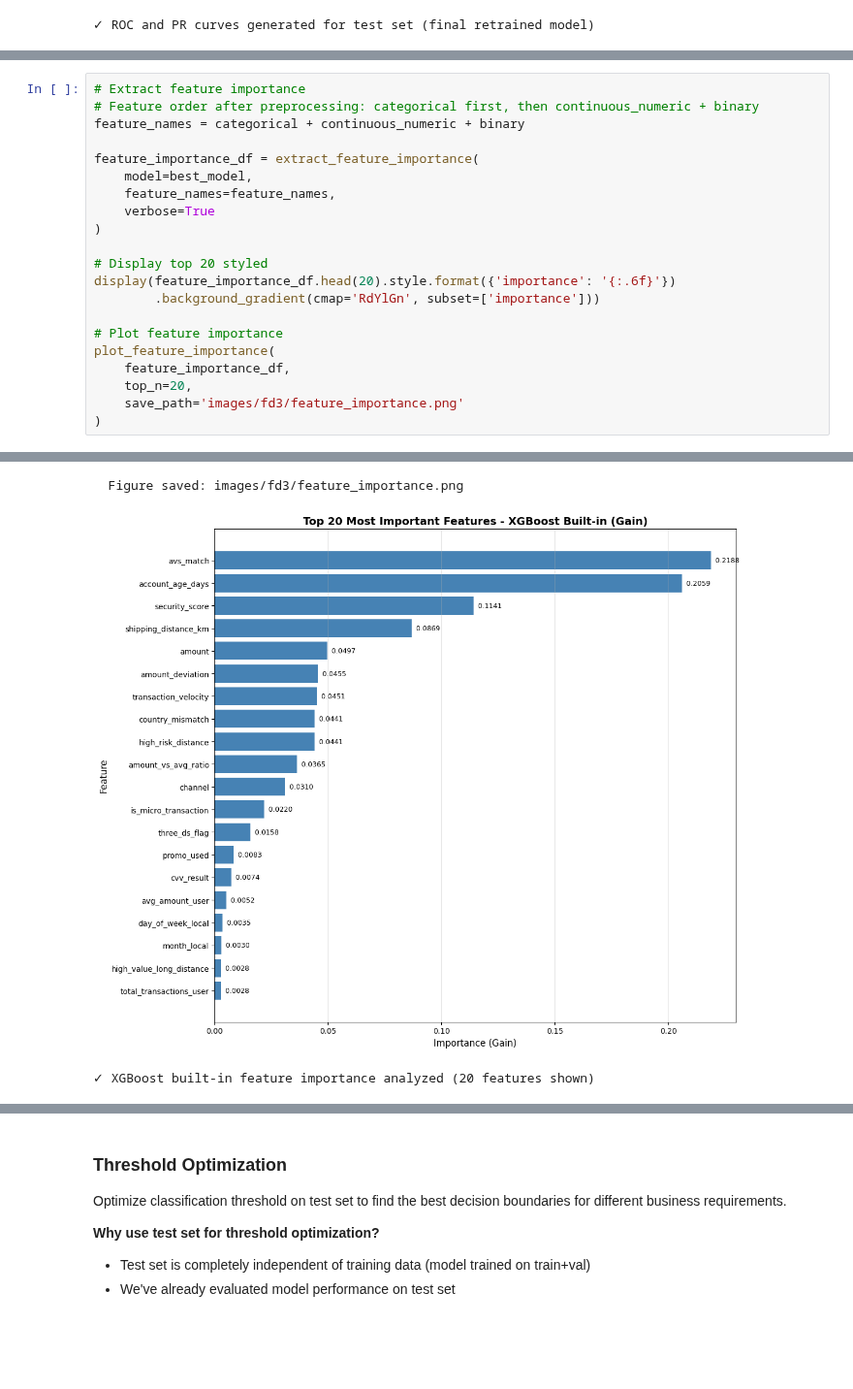
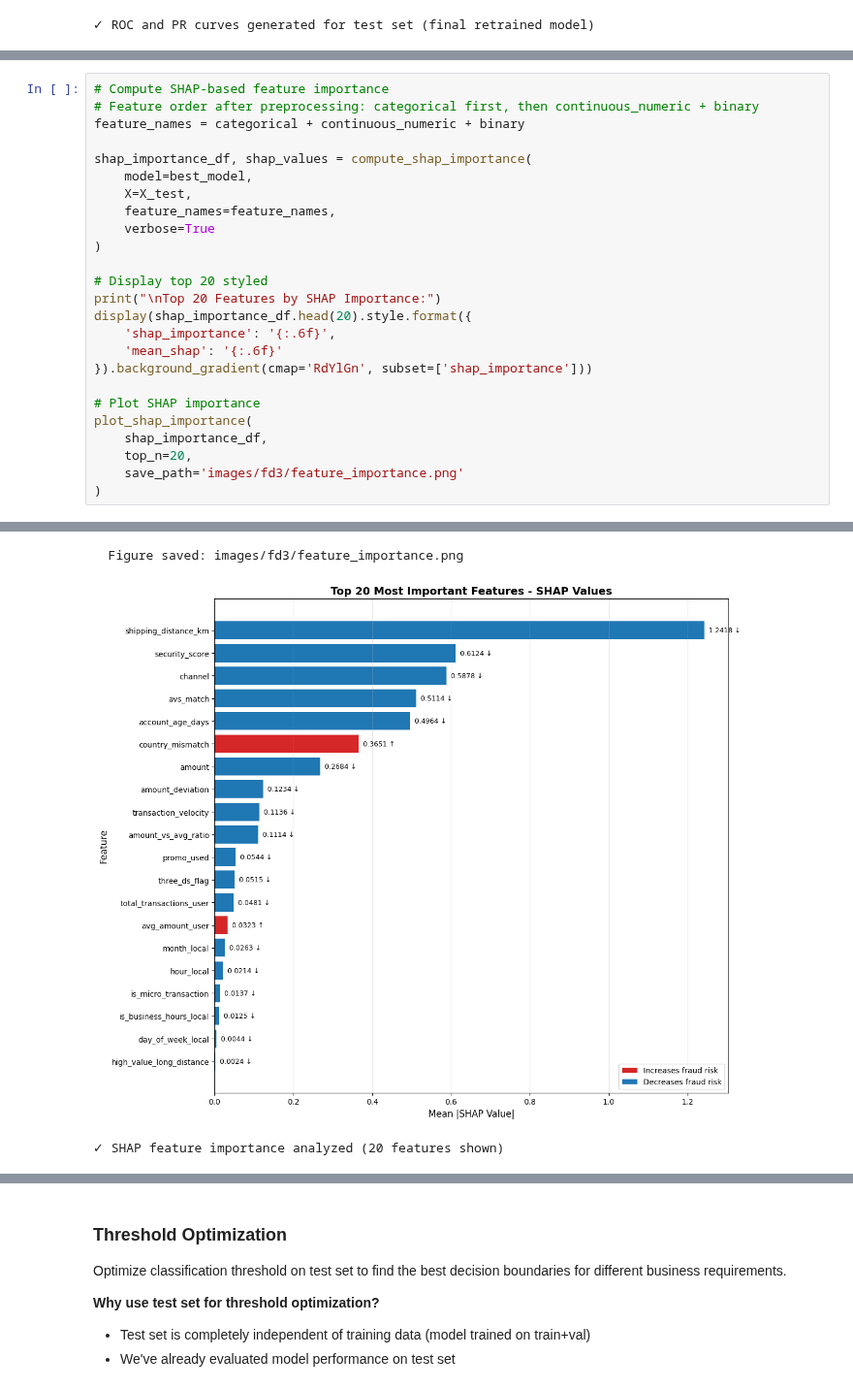
Before and after one commit to frederick-douglas-pearce/e-commerce-fraud-detection, a Jupyter notebook: notebooks/fd3_model_evaluation_deployment.ipynb, the cells around one changed output, grey strips where cells are left out. Shown at 97% size. Saved outputs shown, nothing was run; the diff lists cells and outputs as text; blank space fills up the shorter version.

```diff
--- a/notebooks/fd3_model_evaluation_deployment.ipynb
+++ b/notebooks/fd3_model_evaluation_deployment.ipynb
@@ -456,23 +465,27 @@ Understand which features contribute most to fraud detection using XGBoost's bui
 - Validate model decisions against domain expertise
 - Guide feature engineering and data collection priorities
 # %%
-# Extract feature importance
+# Compute SHAP-based feature importance
 # Feature order after preprocessing: categorical first, then continuous_numeric + binary
 feature_names = categorical + continuous_numeric + binary
 
-feature_importance_df = extract_feature_importance(
+shap_importance_df, shap_values = compute_shap_importance(
     model=best_model,
+    X=X_test,
     feature_names=feature_names,
     verbose=True
 )
 
 # Display top 20 styled
-display(feature_importance_df.head(20).style.format({'importance': '{:.6f}'})
-        .background_gradient(cmap='RdYlGn', subset=['importance']))
+print("\nTop 20 Features by SHAP Importance:")
+display(shap_importance_df.head(20).style.format({
+    'shap_importance': '{:.6f}',
+    'mean_shap': '{:.6f}'
+}).background_gradient(cmap='RdYlGn', subset=['shap_importance']))
 
-# Plot feature importance
-plot_feature_importance(
-    feature_importance_df,
+# Plot SHAP importance
+plot_shap_importance(
+    shap_importance_df,
     top_n=20,
     save_path='images/fd3/feature_importance.png'
 )
@@ -500,4 +520,4 @@ XGBoost Feature Importance (Gain) - Top 20 Features (Final Retrained Model)
   Figure saved: images/fd3/feature_importance.png
-[figure, old version]
+[figure, new version]
-✓ XGBoost built-in feature importance analyzed (20 features shown)
+✓ SHAP feature importance analyzed (20 features shown)
 # %%
```
Also changed, not shown: parts of 4 cells of this notebook, 5 other files.
